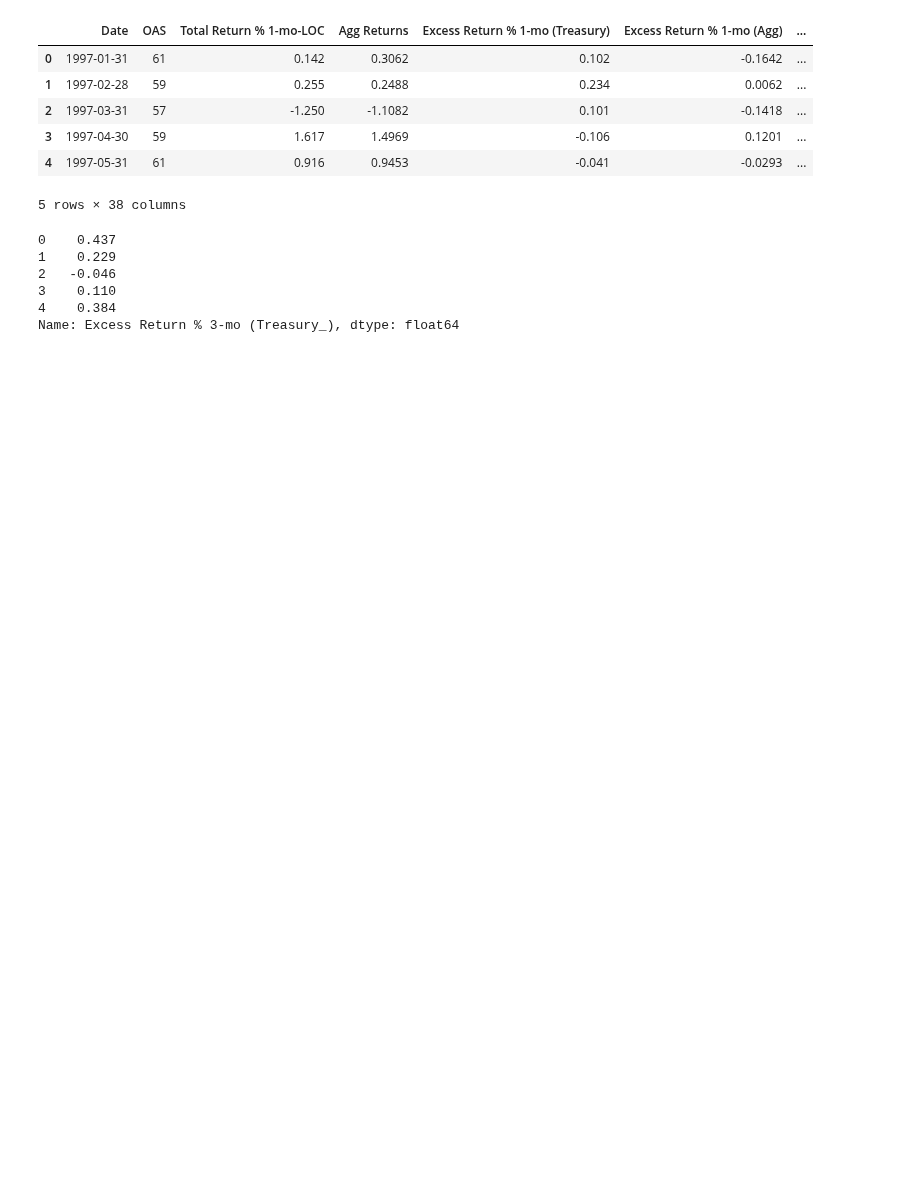
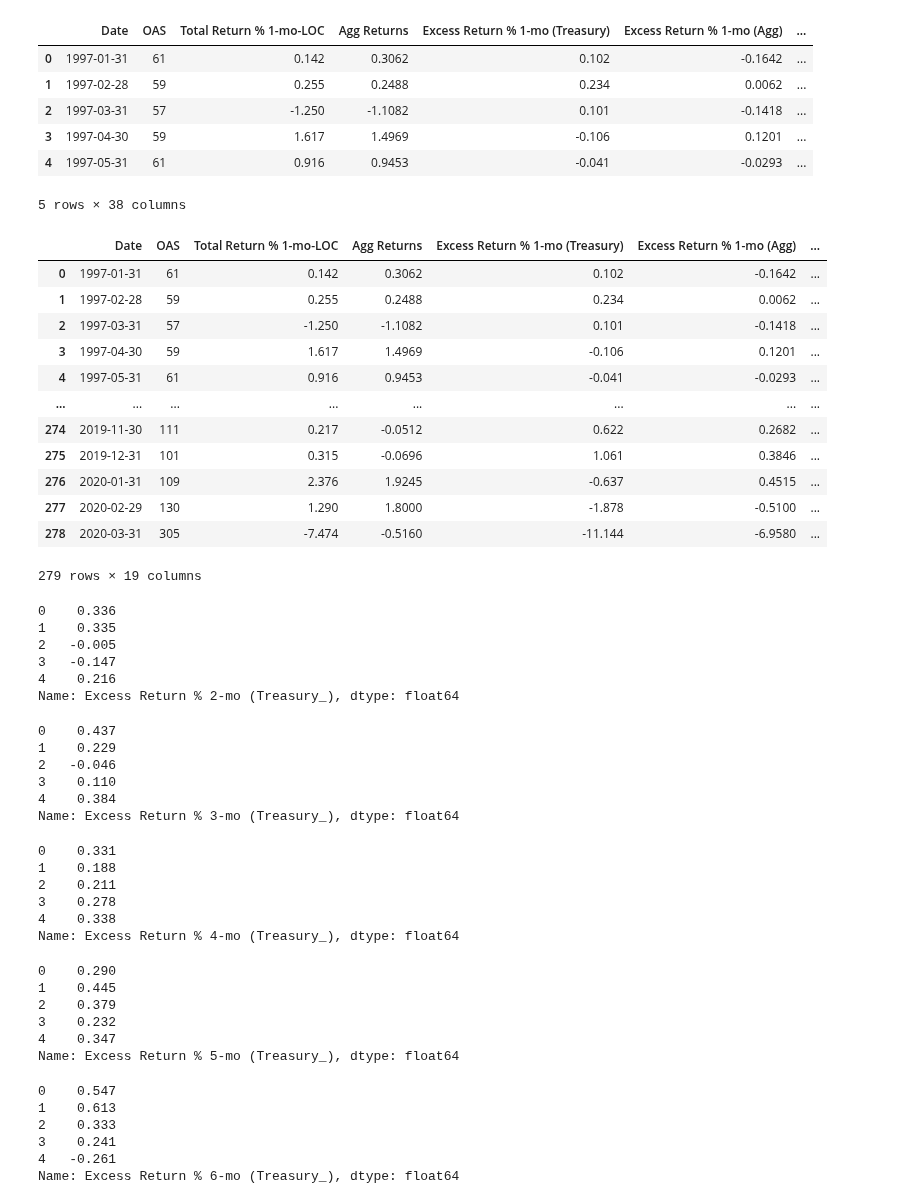
Before and after one commit to valazeinali/BoydWatterson, a Jupyter notebook: BoydWatterson/T-Test Analysis/FINAL_PROJECT_OAS.ipynb, the cells around one changed output. Saved outputs shown, nothing was run; the diff lists cells and outputs as text; code cells hidden in the pictures; blank space fills up the shorter version.

```diff
--- a/BoydWatterson/T-Test Analysis/FINAL_PROJECT_OAS.ipynb
+++ b/BoydWatterson/T-Test Analysis/FINAL_PROJECT_OAS.ipynb
@@ -13,6 +13,33 @@ df_IG.head()
 | 3 | 1997-04-30 | 59 | 1.617 | 1.4969 | -0.106 | 0.1201 | ... |
 | 4 | 1997-05-31 | 61 | 0.916 | 0.9453 | -0.041 | -0.0293 | ... |
 5 rows × 38 columns
+# %%
+# This is redundant so we are dropping them
+df_IG.drop(columns = ['Excess Return % 1-mo (Treasury).1','Excess Return % 1-mo (Agg).1','Excess Return % 3-mo (Treasury).1','Excess Return % 3-mo (Agg).1','Excess Return % 6-mo (Treasury).1','Excess Return % 6-mo (Agg).1','Excess Return % 9-mo (Treasury).1','Excess Return % 9-mo (Agg).1','Excess Return % 12-mo (Treasury).1','Excess Return % 12-mo (Agg).1','Excess Return % 24-mo (Treasury).1','Excess Return % 24-mo (Agg).1','Excess Return % 36-mo (Treasury).1','Excess Return % 36-mo (Agg).1','Unnamed: 18','Date.1','OAS.1','Total Return % 1-mo-LOC.1','Agg Returns.1'])
+# %% [output]
+|  | Date | OAS | Total Return % 1-mo-LOC | Agg Returns | Excess Return % 1-mo (Treasury) | Excess Return % 1-mo (Agg) | ... |
+| 0 | 1997-01-31 | 61 | 0.142 | 0.3062 | 0.102 | -0.1642 | ... |
+| 1 | 1997-02-28 | 59 | 0.255 | 0.2488 | 0.234 | 0.0062 | ... |
+| 2 | 1997-03-31 | 57 | -1.250 | -1.1082 | 0.101 | -0.1418 | ... |
+| 3 | 1997-04-30 | 59 | 1.617 | 1.4969 | -0.106 | 0.1201 | ... |
+| 4 | 1997-05-31 | 61 | 0.916 | 0.9453 | -0.041 | -0.0293 | ... |
+| ... | ... | ... | ... | ... | ... | ... | ... |
+| 274 | 2019-11-30 | 111 | 0.217 | -0.0512 | 0.622 | 0.2682 | ... |
+| 275 | 2019-12-31 | 101 | 0.315 | -0.0696 | 1.061 | 0.3846 | ... |
+| 276 | 2020-01-31 | 109 | 2.376 | 1.9245 | -0.637 | 0.4515 | ... |
+| 277 | 2020-02-29 | 130 | 1.290 | 1.8000 | -1.878 | -0.5100 | ... |
+| 278 | 2020-03-31 | 305 | -7.474 | -0.5160 | -11.144 | -6.9580 | ... |
+279 rows × 19 columns
+# %%
+df_IG['Excess Return % 2-mo (Treasury_)'] = df_IG['Excess Return % 1-mo (Treasury)'].rolling(2,win_type='boxcar',center=True).sum().shift(-1)
+df_IG["Excess Return % 2-mo (Treasury_)"].head()
+# %% [output]
+0    0.336
+1    0.335
+2   -0.005
+3   -0.147
+4    0.216
+Name: Excess Return % 2-mo (Treasury_), dtype: float64
 # %%
 df_IG['Excess Return % 3-mo (Treasury_)'] = df_IG['Excess Return % 1-mo (Treasury)'].rolling(3,win_type='boxcar',center=True).sum().shift(-1)
 df_IG["Excess Return % 3-mo (Treasury_)"].head()
@@ -23,3 +50,33 @@ df_IG["Excess Return % 3-mo (Treasury_)"].head()
 3    0.110
 4    0.384
 Name: Excess Return % 3-mo (Treasury_), dtype: float64
+# %%
+df_IG['Excess Return % 4-mo (Treasury_)'] = df_IG['Excess Return % 1-mo (Treasury)'].rolling(4,win_type='boxcar',center=True).sum().shift(-2)
+df_IG["Excess Return % 4-mo (Treasury_)"].head()
+# %% [output]
+0    0.331
+1    0.188
+2    0.211
+3    0.278
+4    0.338
+Name: Excess Return % 4-mo (Treasury_), dtype: float64
+# %%
+df_IG['Excess Return % 5-mo (Treasury_)'] = df_IG['Excess Return % 1-mo (Treasury)'].rolling(5,win_type='boxcar',center=True).sum().shift(-2)
+df_IG["Excess Return % 5-mo (Treasury_)"].head()
+# %% [output]
+0    0.290
+1    0.445
+2    0.379
+3    0.232
+4    0.347
+Name: Excess Return % 5-mo (Treasury_), dtype: float64
+# %%
+df_IG['Excess Return % 6-mo (Treasury_)'] = df_IG['Excess Return % 1-mo (Treasury)'].rolling(6,win_type='boxcar',center=True).sum().shift(-3)
+df_IG["Excess Return % 6-mo (Treasury_)"].head()
+# %% [output]
+0    0.547
+1    0.613
+2    0.333
+3    0.241
+4   -0.261
+Name: Excess Return % 6-mo (Treasury_), dtype: float64
```
Also changed, not shown: parts of 30 cells of this notebook.
